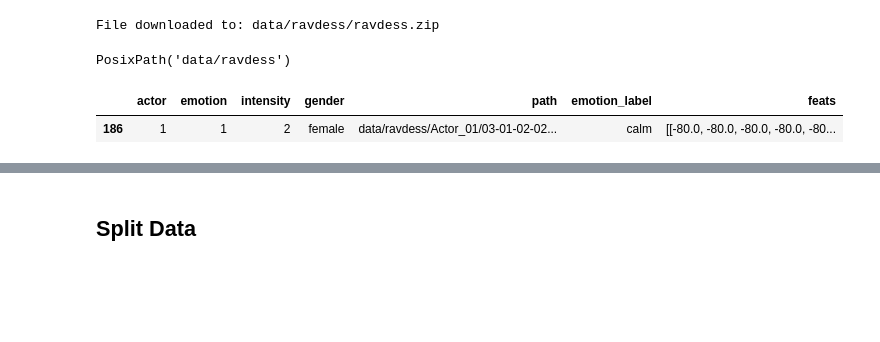
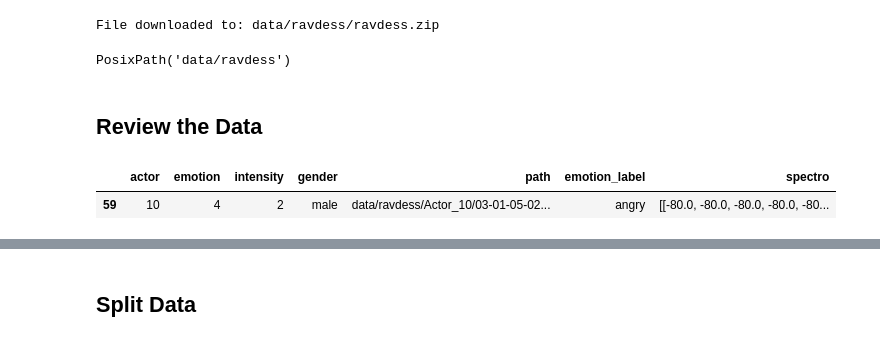
Before and after one commit to davidsjohnson/wise24_xai_ac, a Jupyter notebook: notebooks/tutorial_audio_xai_colab.ipynb, the cells around one changed output, grey strips where cells are left out. Saved outputs shown, nothing was run; the diff lists cells and outputs as text; code cells hidden in the pictures; blank space fills up the shorter version.

Commit message:
Adds Sample Visualization

```diff
--- a/notebooks/tutorial_audio_xai_colab.ipynb
+++ b/notebooks/tutorial_audio_xai_colab.ipynb
@@ -113,7 +113,7 @@ def load_melspec(row):
   a, sr = librosa.load(row['path'], sr=16000)
   return get_log_melspec(a, sr, silence_thresh=55)
 
-df_rav['feats'] = df_rav.apply(load_melspec, axis=1)
+df_rav['spectro'] = df_rav.apply(load_melspec, axis=1)
 # %%
 # validate extracted features
 for idx, row in df_rav.iterrows():
@@ -121,6 +121,9 @@ for idx, row in df_rav.iterrows():
+# %% [markdown]
+## Review the Data
 # %%
 # review one row
-df_rav.sample(1)
+audio_sample = df_rav.sample(1)
+audio_sample
 # %% [output]
-|  | actor | emotion | intensity | gender | path | emotion_label | feats |
-| 186 | 1 | 1 | 2 | female | data/ravdess/Actor_01/03-01-02-02... | calm | [[-80.0, -80.0, -80.0, -80.0, -80... |
+|  | actor | emotion | intensity | gender | path | emotion_label | spectro |
+| 59 | 10 | 4 | 2 | male | data/ravdess/Actor_10/03-01-05-02... | angry | [[-80.0, -80.0, -80.0, -80.0, -80... |
```
Also changed, not shown: parts of 6 cells of this notebook.
